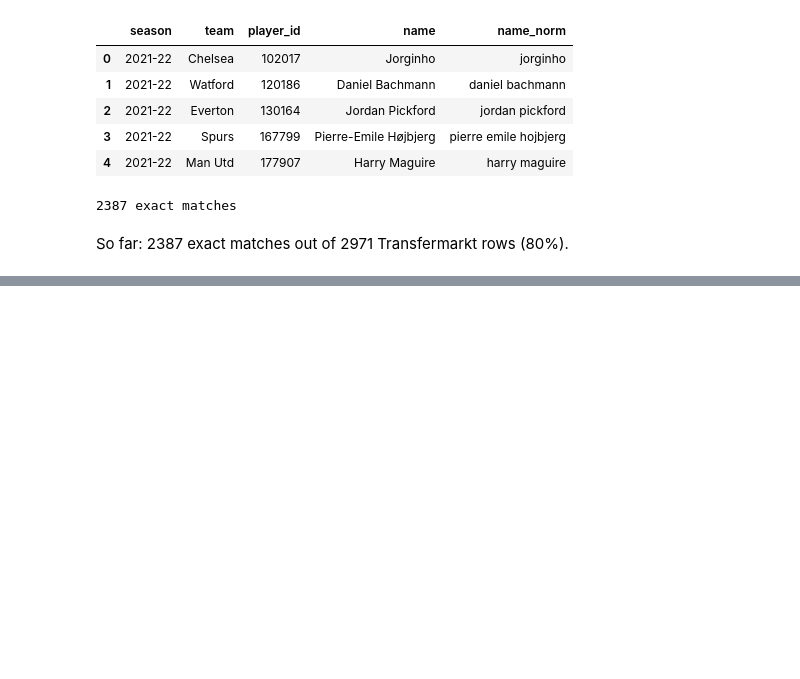
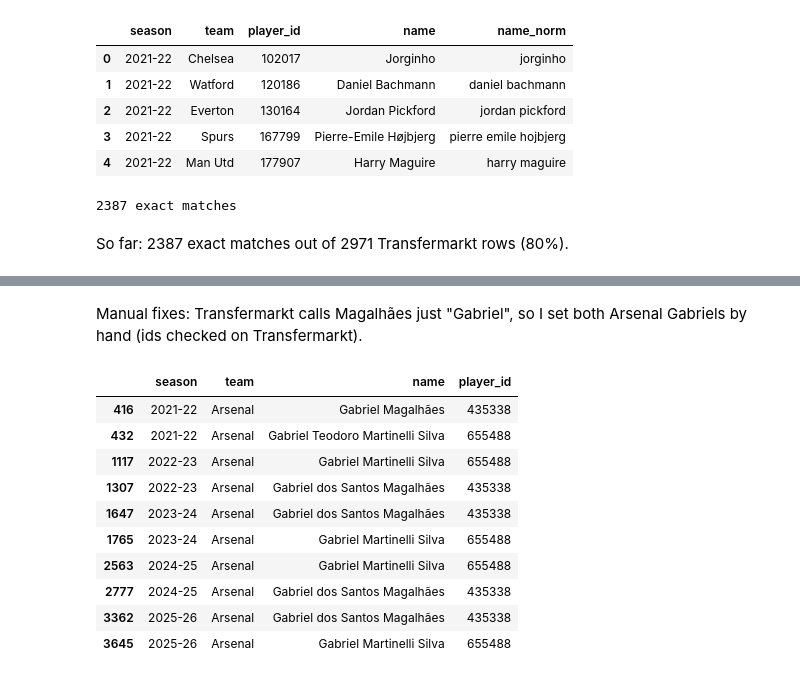
Before and after one commit to b-aissa/scoutpl, a Jupyter notebook: notebooks/02_matching.ipynb, the cells around one changed output, grey strips where cells are left out. Drawn from its saved outputs; the diff is of its cells as text; code cells hidden in the pictures; blank space fills up the shorter version.

```diff
--- a/notebooks/02_matching.ipynb
+++ b/notebooks/02_matching.ipynb
@@ -217,0 +321,26 @@ So far: 2387 exact matches out of 2971 Transfermarkt rows (80%).
+# %% [markdown]
+Manual fixes: Transfermarkt calls Magalhães just "Gabriel", so I set both Arsenal Gabriels by hand (ids checked on Transfermarkt).
+# %%
+# checked by hand
+manual_fixes = {
+    "Gabriel dos Santos Magalhães": 435338,
+    "Gabriel Magalhães": 435338,
+    "Gabriel Teodoro Martinelli Silva": 655488,
+    "Gabriel Martinelli Silva": 655488,
+}
+
+manual = fpl_side[fpl_side["name"].isin(manual_fixes.keys())].copy()
+manual["player_id"] = manual["name"].map(manual_fixes)
+manual[["season", "team", "name", "player_id"]]
+# %% [output]
+|  | season | team | name | player_id |
+| 416 | 2021-22 | Arsenal | Gabriel Magalhães | 435338 |
+| 432 | 2021-22 | Arsenal | Gabriel Teodoro Martinelli Silva | 655488 |
+| 1117 | 2022-23 | Arsenal | Gabriel Martinelli Silva | 655488 |
+| 1307 | 2022-23 | Arsenal | Gabriel dos Santos Magalhães | 435338 |
+| 1647 | 2023-24 | Arsenal | Gabriel dos Santos Magalhães | 435338 |
+| 1765 | 2023-24 | Arsenal | Gabriel Martinelli Silva | 655488 |
+| 2563 | 2024-25 | Arsenal | Gabriel Martinelli Silva | 655488 |
+| 2777 | 2024-25 | Arsenal | Gabriel dos Santos Magalhães | 435338 |
+| 3362 | 2025-26 | Arsenal | Gabriel dos Santos Magalhães | 435338 |
+| 3645 | 2025-26 | Arsenal | Gabriel Martinelli Silva | 655488 |
```
Also changed, not shown: parts of 6 cells of this notebook.
